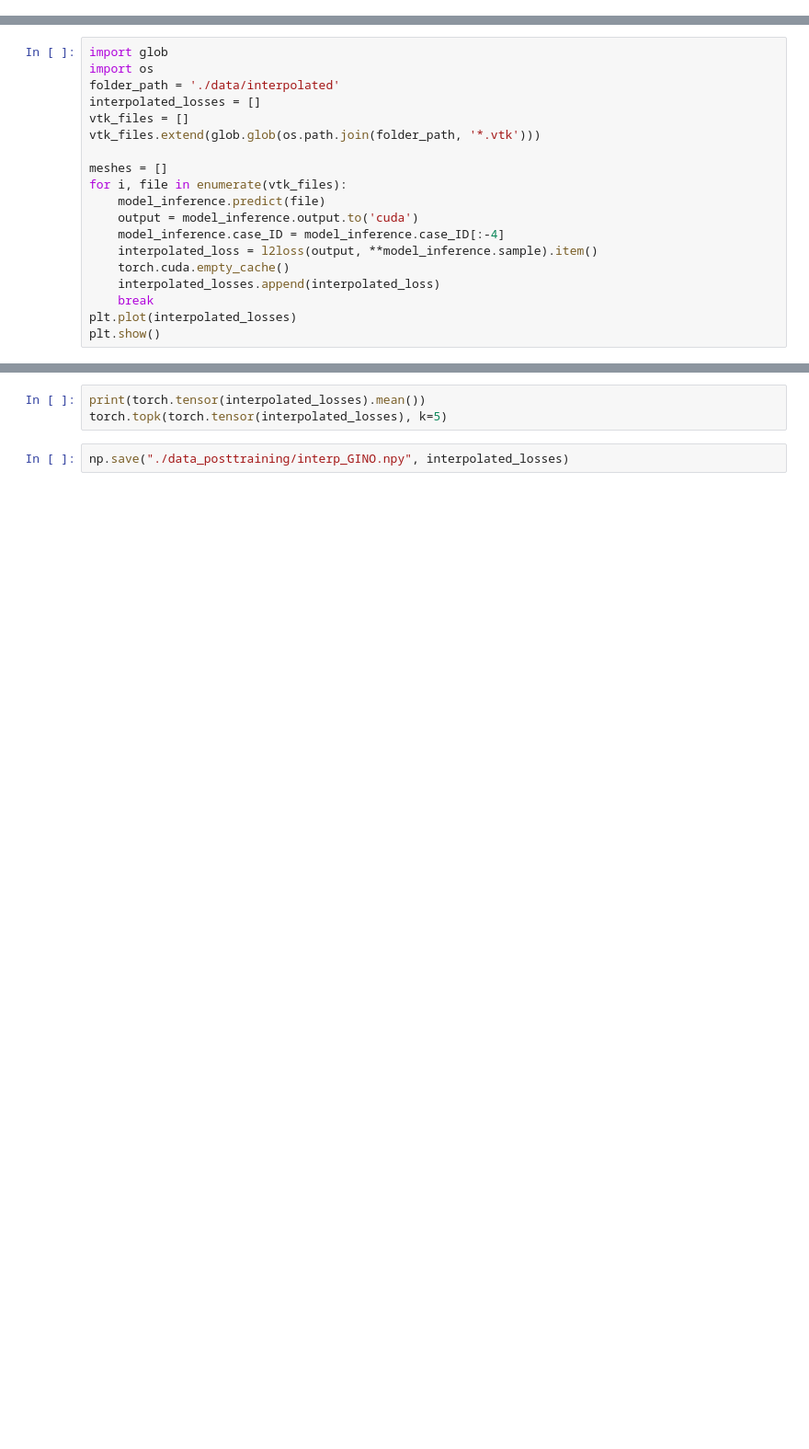
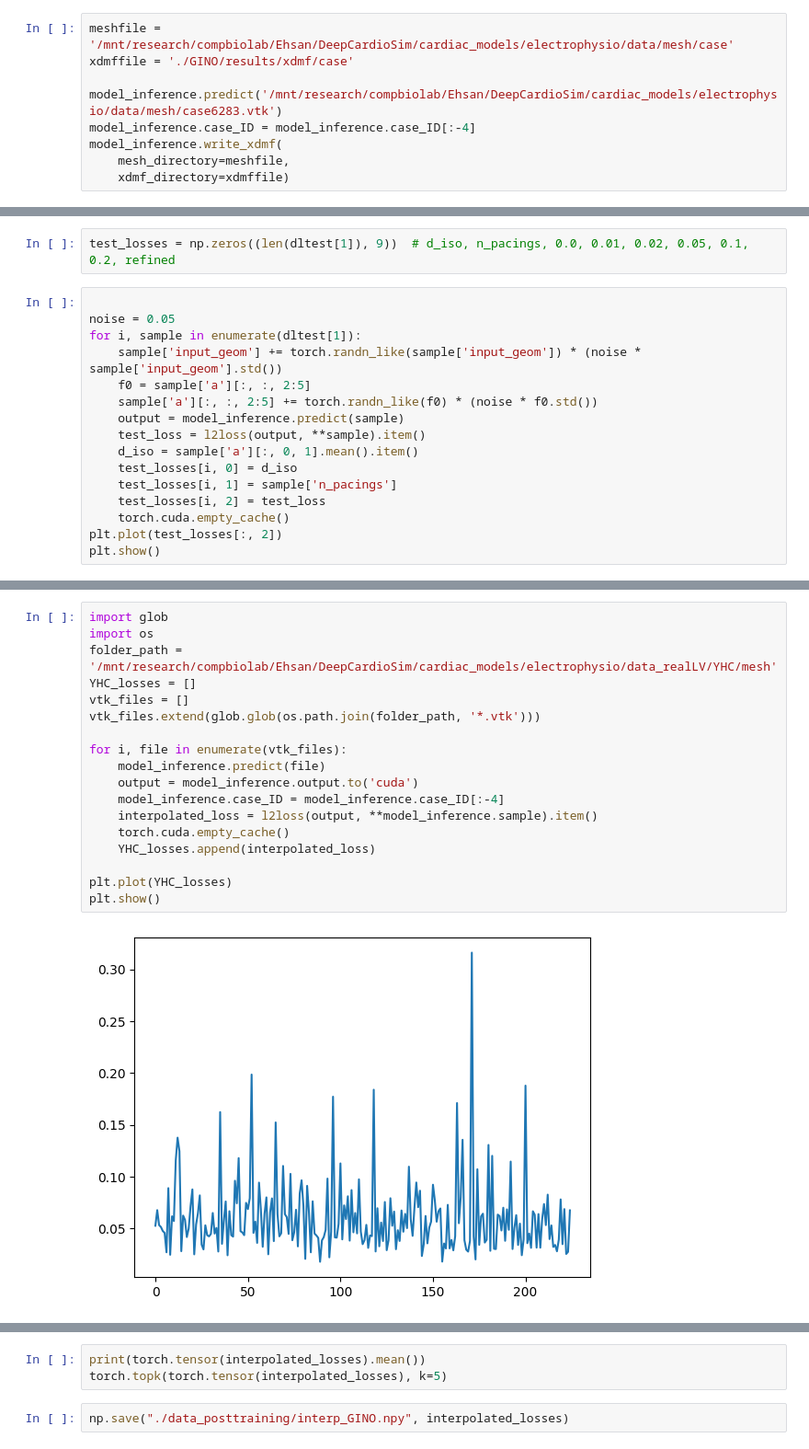
Before and after one commit to ehsanngh/DeepCardioSim, a Jupyter notebook: cardiac_models/electrophysio/post_training.ipynb, the cells around one changed output, grey strips where cells are left out. Shown at 92% size. Saved outputs shown, nothing was run; the diff lists cells and outputs as text; blank space fills up the shorter version.

```diff
--- a/cardiac_models/electrophysio/post_training.ipynb
+++ b/cardiac_models/electrophysio/post_training.ipynb
@@ -79,0 +126,9 @@ plt.show()
+# %%
+meshfile = '/mnt/research/compbiolab/Ehsan/DeepCardioSim/cardiac_models/electrophysio/data/mesh/case'
+xdmffile = './GINO/results/xdmf/case'
+
+model_inference.predict('/mnt/research/compbiolab/Ehsan/DeepCardioSim/cardiac_models/electrophysio/data/mesh/case6283.vtk')
+model_inference.case_ID = model_inference.case_ID[:-4]
+model_inference.write_xdmf(
+    mesh_directory=meshfile,
+    xdmf_directory=xdmffile)
@@ -79,0 +155,18 @@ plt.show()
+# %%
+test_losses = np.zeros((len(dltest[1]), 9))  # d_iso, n_pacings, 0.0, 0.01, 0.02, 0.05, 0.1, 0.2, refined
+# %%
+
+noise = 0.05
+for i, sample in enumerate(dltest[1]):
+    sample['input_geom'] += torch.randn_like(sample['input_geom']) * (noise * sample['input_geom'].std())
+    f0 = sample['a'][:, :, 2:5]
+    sample['a'][:, :, 2:5] += torch.randn_like(f0) * (noise * f0.std())
+    output = model_inference.predict(sample)
+    test_loss = l2loss(output, **sample).item()
+    d_iso = sample['a'][:, 0, 1].mean().item()
+    test_losses[i, 0] = d_iso
+    test_losses[i, 1] = sample['n_pacings']
+    test_losses[i, 2] = test_loss
+    torch.cuda.empty_cache()
+plt.plot(test_losses[:, 2])
+plt.show()
@@ -80,19 +204,20 @@ plt.show()
 # %%
 import glob
 import os
-folder_path = './data/interpolated'
-interpolated_losses = []
+folder_path = '/mnt/research/compbiolab/Ehsan/DeepCardioSim/cardiac_models/electrophysio/data_realLV/YHC/mesh'
+YHC_losses = []
 vtk_files = []
 vtk_files.extend(glob.glob(os.path.join(folder_path, '*.vtk')))
 
-meshes = []
 for i, file in enumerate(vtk_files):
     model_inference.predict(file)
     output = model_inference.output.to('cuda')
     model_inference.case_ID = model_inference.case_ID[:-4]
     interpolated_loss = l2loss(output, **model_inference.sample).item()
     torch.cuda.empty_cache()
-    interpolated_losses.append(interpolated_loss)
-    break
-plt.plot(interpolated_losses)
+    YHC_losses.append(interpolated_loss)
+
+plt.plot(YHC_losses)
 plt.show()
+# %% [output]
+[figure, added]
```
Also changed, not shown: parts of 32 cells of this notebook, 8 other files.
